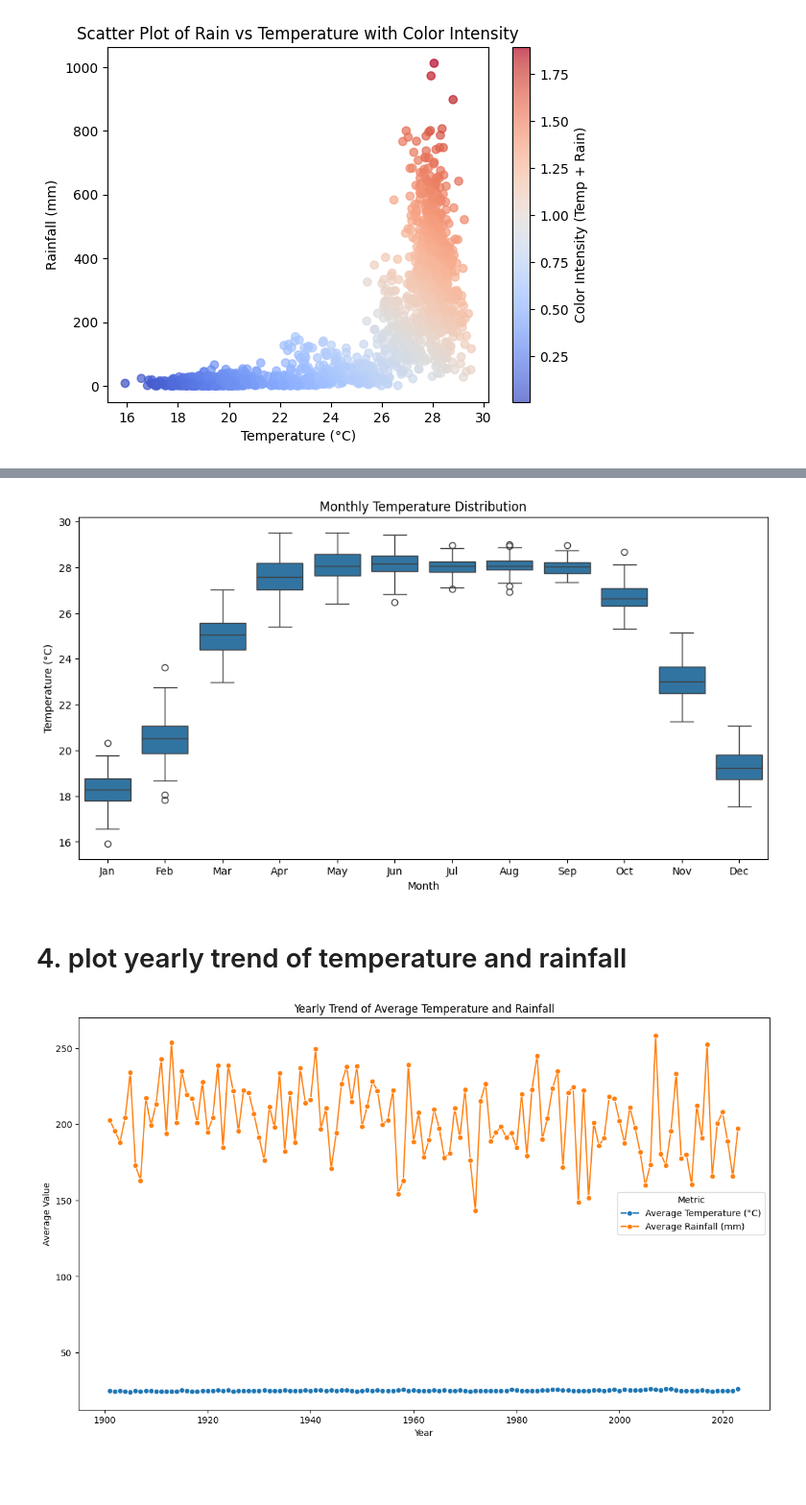
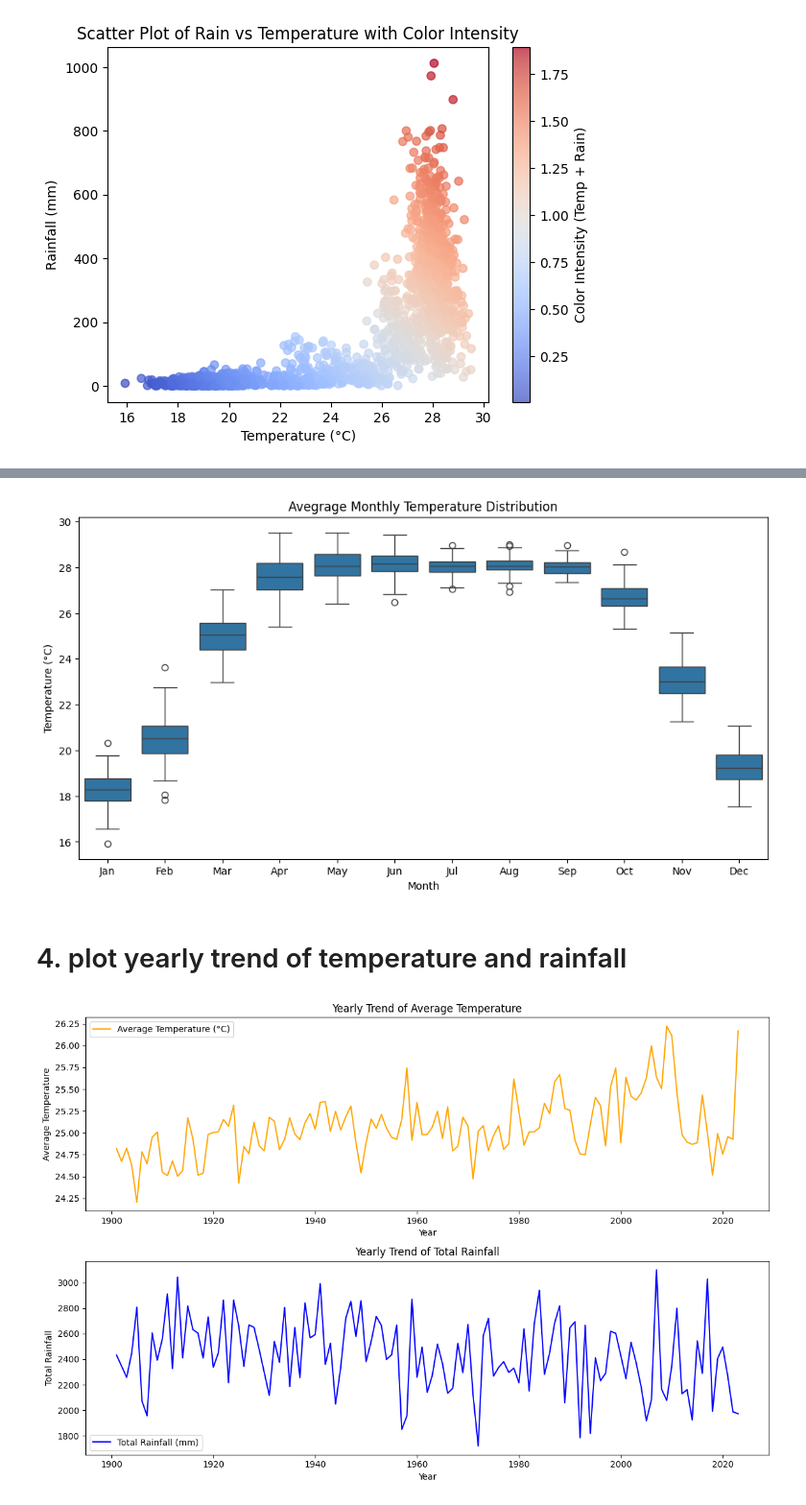
Before and after one commit to F2M356/temp_rain_pred, a Jupyter notebook: rain_temp_bd.ipynb, the cells around one changed output, grey strips where cells are left out. Shown at 96% size. Cells and saved outputs as stored; diff of their text form; code cells hidden in the pictures; blank space fills up the shorter version.

Commit message:
Add files via upload
add some new visualization

```diff
--- a/rain_temp_bd.ipynb
+++ b/rain_temp_bd.ipynb
@@ -79,43 +92,41 @@ plt.show()
 
 plt.figure(figsize=(12, 6))
 sns.boxplot(x="Month", y="tem", data=df)
-plt.title("Monthly Temperature Distribution")
+plt.title("Avegrage Monthly Temperature Distribution")
 plt.xlabel("Month")
 plt.ylabel("Temperature (°C)")
 plt.xticks(range(0, 12), labels=month_labels)
 plt.show()
 # %% [output]
-[figure, old version]
+[figure, new version]
 # %% [markdown]
 # 4. plot yearly trend of temperature and rainfall
 # %%
 # Calculate the yearly average for temperature and rainfall
-yearly_summary = df.groupby("Year").agg({"tem": "mean", "rain": "mean"}).reset_index()
+yearly_data = df.groupby("Year").agg({"tem": "mean", "rain": "sum"}).reset_index()
 
 # Rename columns for clarity
-yearly_summary = yearly_summary.rename(
-    columns={"tem": "Average Temperature (°C)", "rain": "Average Rainfall (mm)"}
-)
-plt.figure(figsize=(14, 8))
-sns.lineplot(
-    x="Year",
-    y="Average Temperature (°C)",
-    data=yearly_summary,
-    label="Average Temperature (°C)",
-    marker="o",
-)
-sns.lineplot(
-    x="Year",
-    y="Average Rainfall (mm)",
-    data=yearly_summary,
-    label="Average Rainfall (mm)",
-    marker="o",
-)
+yearly_data.columns = ['Year', 'avg_tem', 'total_rain']
 
-plt.title("Yearly Trend of Average Temperature and Rainfall")
-plt.xlabel("Year")
-plt.ylabel("Average Value")
-plt.legend(title="Metric")
+# Plot the yearly trend of temperature and rainfall
+plt.figure(figsize=(12, 8))
+# Plot for Average Temperature
+plt.subplot(2, 1, 1)
+plt.plot(yearly_data['Year'], yearly_data['avg_tem'], label='Average Temperature (°C)', color='orange')
+plt.xlabel('Year')
+plt.ylabel('Average Temperature')
+plt.title('Yearly Trend of Average Temperature')
+plt.legend()
+
+# Plot for Total Rainfall
+plt.subplot(2, 1, 2)
+plt.plot(yearly_data['Year'], yearly_data['total_rain'], label='Total Rainfall (mm)', color='blue')
+plt.xlabel('Year')
+plt.ylabel('Total Rainfall')
+plt.title('Yearly Trend of Total Rainfall')
+plt.legend()
+
+plt.tight_layout()
 plt.show()
 # %% [output]
-[figure, old version]
+[figure, new version]
```
Also changed, not shown: parts of 12 cells of this notebook.
